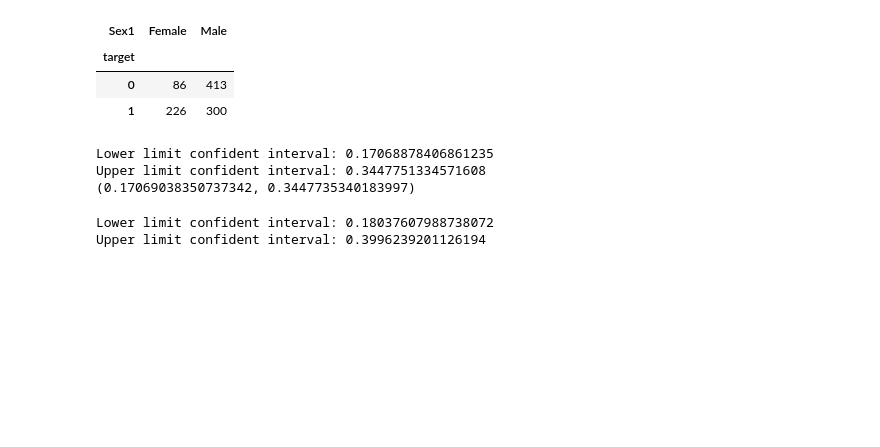
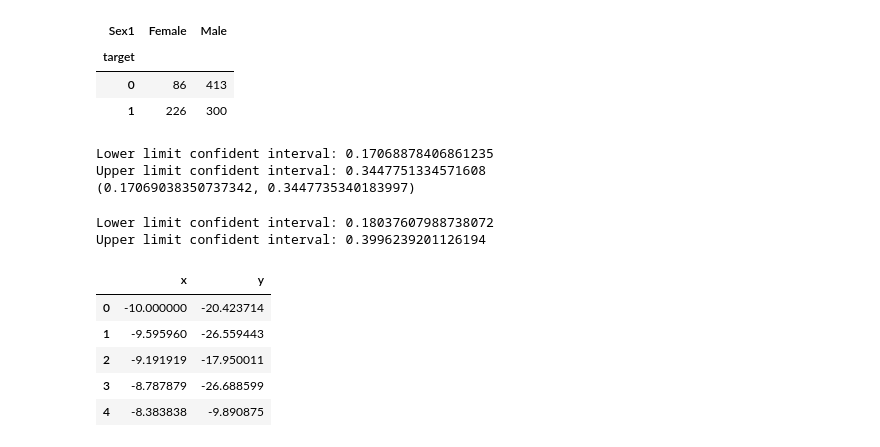
Before and after one commit to martinnss/Micro_Projects, a Jupyter notebook: apuntes/statistics_1.ipynb, the cells around one changed output. Saved outputs shown, nothing was run; the diff lists cells and outputs as text; code cells hidden in the pictures; blank space fills up the shorter version.

```diff
--- a/apuntes/statistics_1.ipynb
+++ b/apuntes/statistics_1.ipynb
@@ -486,3 +486,19 @@ print('Upper limit confident interval:',ucb)
 # %% [output]
 Lower limit confident interval: 0.18037607988738072
 Upper limit confident interval: 0.3996239201126194
+# %%
+ # generate an independent variable
+ x = np.linspace(-10, 30, 100)
+ # generate a normally distributed residual
+ e = np.random.normal(10, 5, 100)
+ # generate ground truth
+ y = 10 + 4*x + e
+ df = pd.DataFrame({'x':x, 'y':y})
+ df.head()
+# %% [output]
+|  | x | y |
+| 0 | -10.000000 | -20.423714 |
+| 1 | -9.595960 | -26.559443 |
+| 2 | -9.191919 | -17.950011 |
+| 3 | -8.787879 | -26.688599 |
+| 4 | -8.383838 | -9.890875 |
```
Also changed, not shown: parts of 6 cells of this notebook, 3 other files.
